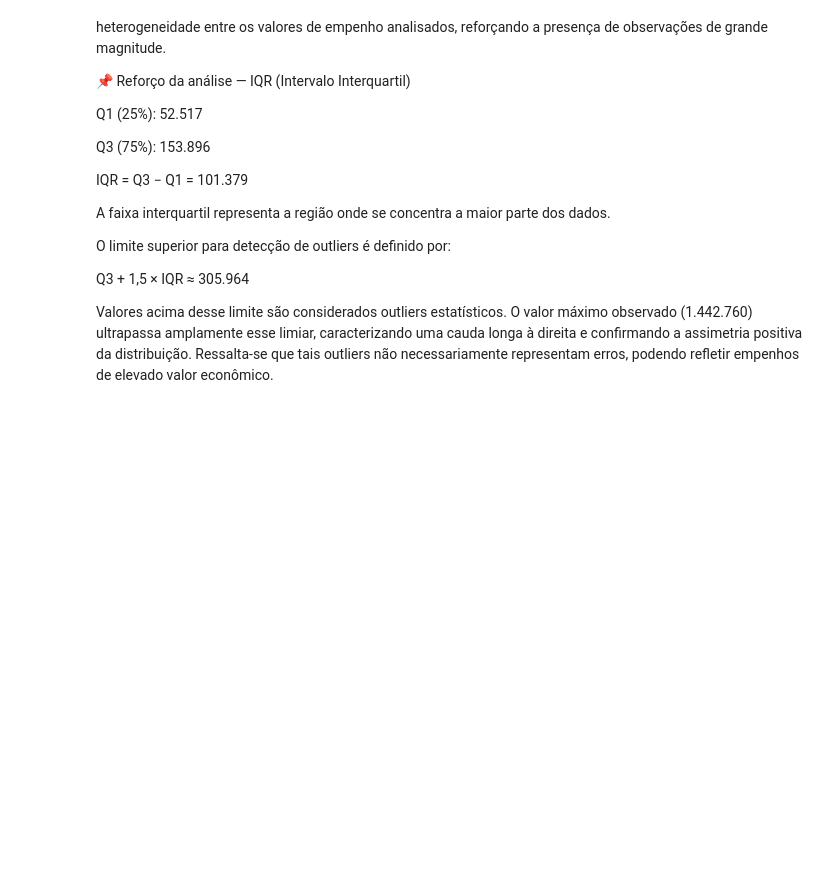
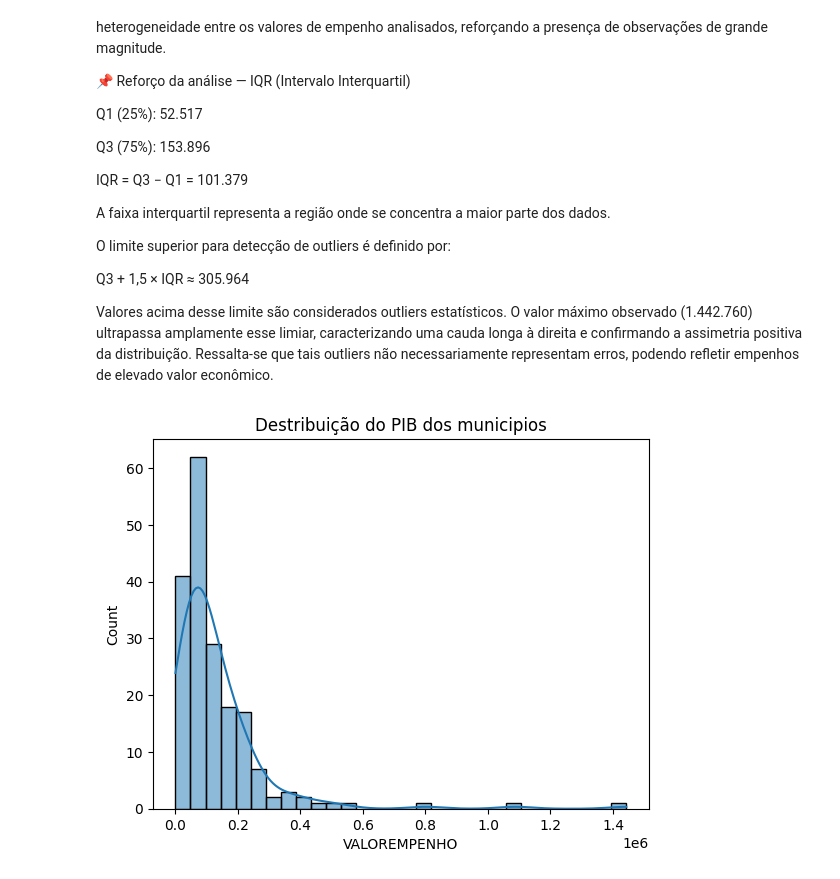
Before and after one commit to RobsBomfim/analise-empenho-pib-municipios-rs, a Jupyter notebook: notebooks/eda_empenho_pib.ipynb, the cells around one changed output. Saved outputs shown, nothing was run; the diff lists cells and outputs as text; code cells hidden in the pictures; blank space fills up the shorter version.

```diff
--- a/notebooks/eda_empenho_pib.ipynb
+++ b/notebooks/eda_empenho_pib.ipynb
@@ -212,6 +212,8 @@ Q3 + 1,5 × IQR ≈ 305.964
 
 Valores acima desse limite são considerados outliers estatísticos. O valor máximo observado (1.442.760) ultrapassa amplamente esse limiar, caracterizando uma cauda longa à direita e confirmando a assimetria positiva da distribuição. Ressalta-se que tais outliers não necessariamente representam erros, podendo refletir empenhos de elevado valor econômico.
 # %%
-sns.histplot(dataset["PIB"], bins= 30, kde = True)
+sns.histplot(dataset["VALOREMPENHO"], bins= 30, kde = True)
 plt.title("Destribuição do PIB dos municipios")
 plt.show()
+# %% [output]
+[figure, added]
```
Also changed, not shown: parts of 13 cells of this notebook.
